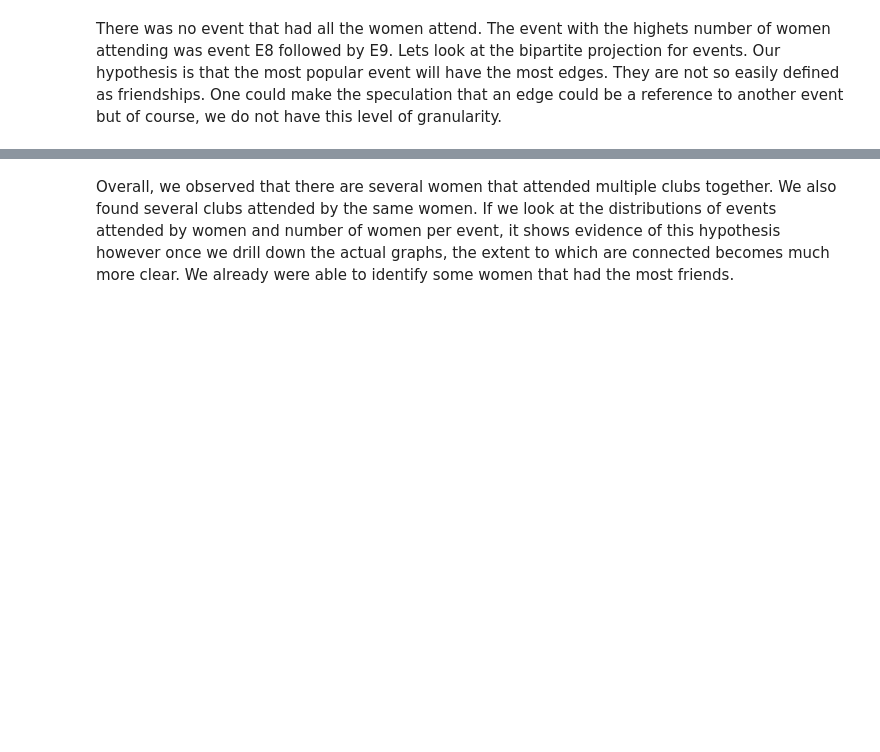
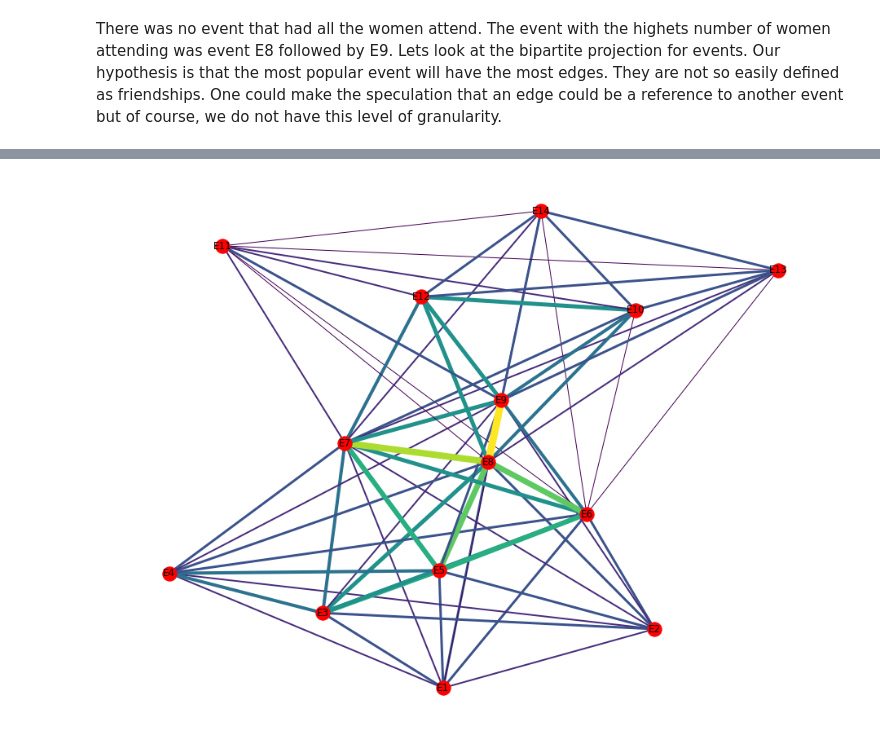
Before and after one commit to vindication09/DATA-620, a Jupyter notebook: DATA 620 - Week 3a.ipynb, the cells around one changed output, grey strips where cells are left out. Saved outputs shown, nothing was run; the diff lists cells and outputs as text; code cells hidden in the pictures; blank space fills up the shorter version.

```diff
--- a/DATA 620 - Week 3a.ipynb
+++ b/DATA 620 - Week 3a.ipynb
@@ -326,2 +346,14 @@ plot.show()
-# %% [markdown]
-Overall, we observed that there are several women that attended multiple clubs together. We also found several clubs attended by the same women. If we look at the distributions of events attended by women and number of women per event, it shows evidence of this hypothesis however once we drill down the actual graphs, the extent to which are connected becomes much more clear. We already were able to identify some women that had the most friends.
+# %%
+e = nx.project(G, events)
+
+wnet = bipartite.weighted_projected_graph(G, e, ratio=False)
+
+weights = [edata['weight'] for f,t,edata in wnet.edges(data=True)]
+
+plot.figure(figsize = (15,12))
+
+plot.axis("off")
+
+nx.draw_networkx(wnet, width=weights, edge_color=weights)
+# %% [output]
+[figure, added]
```
Also changed, not shown: parts of 18 cells of this notebook.
